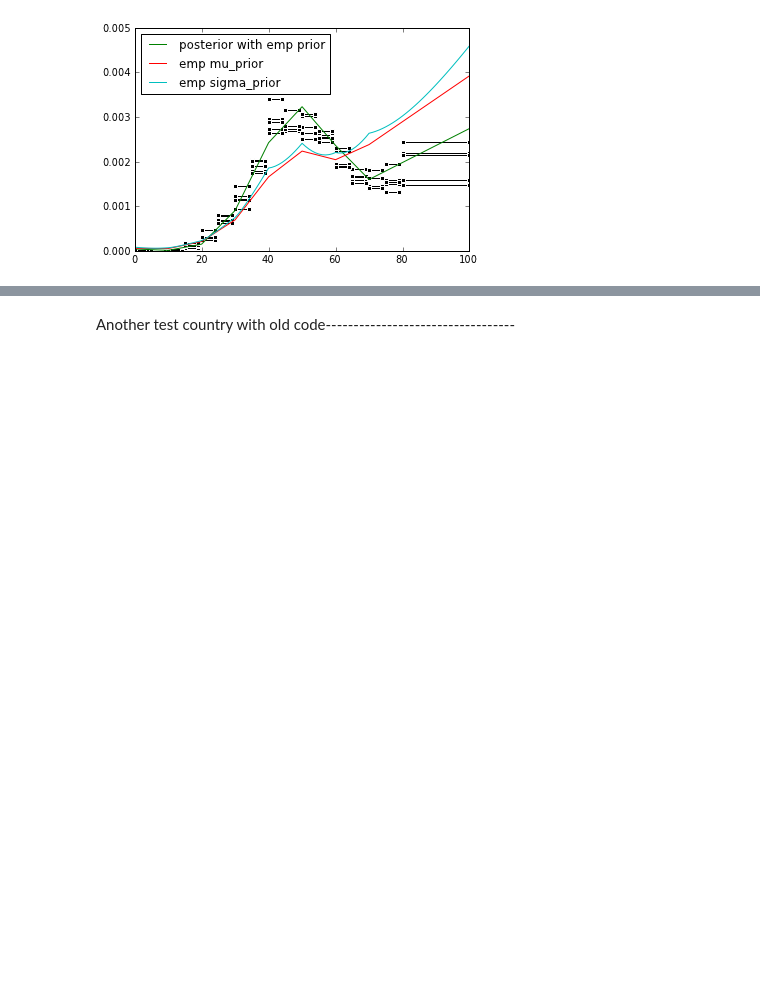
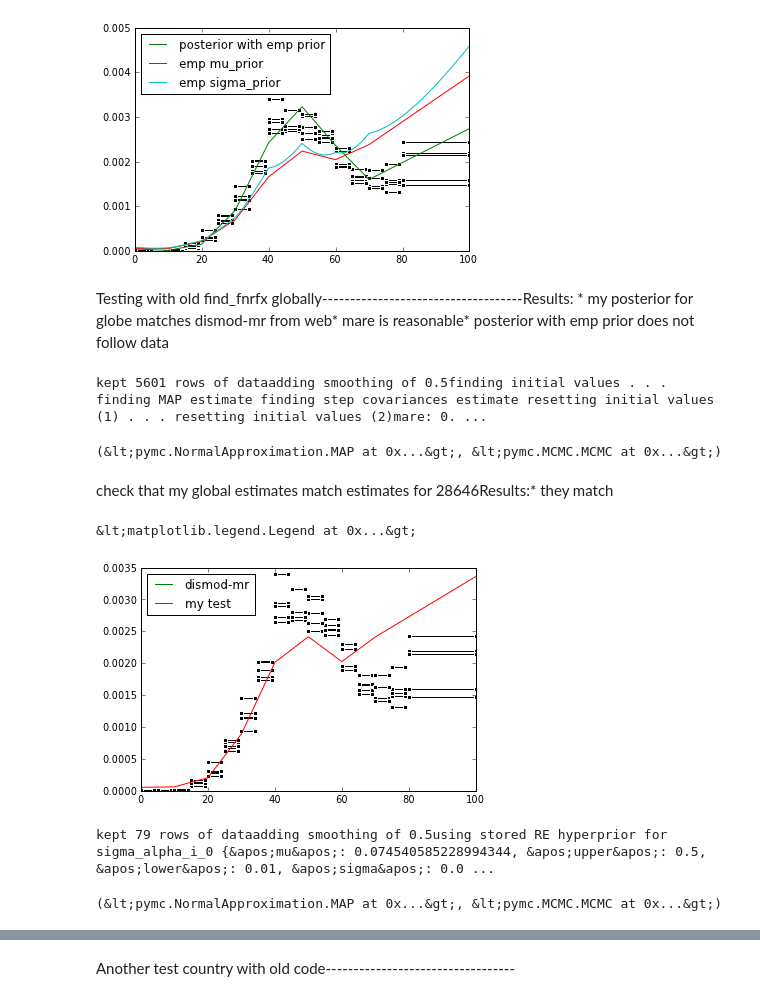
Before and after one commit to peterhm/gbd, a Jupyter notebook: book/DM-co.ipynb, the cells around one changed output, grey strips where cells are left out. Cells and saved outputs as stored; diff of their text form; code cells hidden in the pictures; blank space fills up the shorter version.

```diff
--- a/book/DM-co.ipynb
+++ b/book/DM-co.ipynb
@@ -92,14 +92,14 @@ Testing with old find_fnrfx---------------------------Results: * mare is back to
 # %%
 def find_fnrfx_old(t, model, vars):    for n, col in zip(vars['alpha'], vars['U'].columns):        stats = n.stats()        model.parameters[t]['random_effects'][col] = dict(dist='Constant', mu=stats['mean'], sigma=stats['standard deviation'])    # also save empirical prior on sigma_alpha, the dispersion of the random effects    for n in vars['sigma_alpha']:        stats = n.stats()        model.parameters[t]['random_effects'][n.__name__] = dict(dist='TruncatedNormal', mu=stats['mean'], sigma=stats['standard deviation'], lower=.01, upper=.5)            for n, col in zip(vars['beta'], vars['X'].columns):        stats = n.stats()        model.parameters[t]['fixed_effects'][col] = dict(dist='Constant', mu=stats['mean'], sigma=stats['standard deviation'])
 # %%
-we = load_new_model(disease, 'europe_western', sex, year)we.keep(areas=['europe_western'], sexes=['male'])we.vars += dismod3.ism.age_specific_rate(we, data_type)%time dismod3.fit.fit_asr(we, data_type, iter=iter, thin=thin, burn=burn)
+we = load_new_model(disease, 'europe_western', sex)we.keep(areas=['europe_western'], sexes=['male'])we.vars += dismod3.ism.age_specific_rate(we, data_type)%time dismod3.fit.fit_asr(we, data_type, iter=iter, thin=thin, burn=burn)
 # %% [output]
 kept 1182 rows of datakept 1182 rows of dataadding smoothing of 0.5finding initial values . . . finding MAP estimate finding step covariances estimate resetting initial values (1) . . . resetting init ...
 (&lt;pymc.NormalApproximation.MAP at 0x...&gt;, &lt;pymc.MCMC.MCMC at 0x...&gt;)
 # %%
 country = 'FIN'fin_pred = dismod3.covariates.predict_for(we, we.parameters['i'], 'all', 'total', 'all', country, sex, year,                                                False, we.vars['i'], 0., 1.).T  # NOTE: do not population-weight average for emp priorfin_mu_prior = fin_pred.mean(1)fin_sigma_prior = fin_pred.std(1)
 # %%
-fin_wp = load_new_model(disease, country, sex, year)find_fnrfx_old(data_type, fin_wp, we.vars[data_type])result = dismod3.data.ModelVars()fin_wp.vars += dismod3.ism.age_specific_rate(fin_wp, data_type, country, sex, year, None, fin_mu_prior, fin_sigma_prior)%time dismod3.fit.fit_asr(fin_wp, data_type, iter=iter, thin=thin, burn=burn)
+fin_wp = load_new_model(disease, country, sex)find_fnrfx_old(data_type, fin_wp, we.vars[data_type])result = dismod3.data.ModelVars()fin_wp.vars += dismod3.ism.age_specific_rate(fin_wp, data_type, country, sex, year, None, fin_mu_prior, fin_sigma_prior)%time dismod3.fit.fit_asr(fin_wp, data_type, iter=iter, thin=thin, burn=burn)
 # %% [output]
 kept 79 rows of dataadding smoothing of 0.5using stored RE hyperprior for sigma_alpha_i_0 {&apos;mu&apos;: 0.074098401468975186, &apos;upper&apos;: 0.5, &apos;lower&apos;: 0.01, &apos;sigma&apos;: 0.0 ...
 (&lt;pymc.NormalApproximation.MAP at 0x...&gt;, &lt;pymc.MCMC.MCMC at 0x...&gt;)
@@ -113,7 +113,7 @@ dismod3.graphics.plot_data_bars(fin_wp.get_data(data_type))pl.plot(fin_wp.pred.m
 # %% [markdown]
 Testing with old find_fnrfx and sigma_mu*10-------------------------------------------Results: * mare is lower (.09 v .32)* posterior with emp prior follows data
 # %%
-fin_wp10 = load_new_model(disease, country, sex, year)find_fnrfx_old(data_type, fin_wp10, we.vars[data_type])result = dismod3.data.ModelVars()fin_wp10.vars += dismod3.ism.age_specific_rate(fin_wp10, data_type, country, sex, year, None, fin_mu_prior, fin_sigma_prior*10)%time dismod3.fit.fit_asr(fin_wp10, data_type, iter=iter, thin=thin, burn=burn)fin_wp10.pred = dismod3.covariates.predict_for(fin_wp10, fin_wp10.parameters[data_type], country, sex, year, country, sex, year,                                               True, fin_wp10.vars[data_type], 0., 1.).T  # NOTE: don't pop-weight avg for emp prior
+fin_wp10 = load_new_model(disease, country, sex)find_fnrfx_old(data_type, fin_wp10, we.vars[data_type])result = dismod3.data.ModelVars()fin_wp10.vars += dismod3.ism.age_specific_rate(fin_wp10, data_type, country, sex, year, None, fin_mu_prior, fin_sigma_prior*10)%time dismod3.fit.fit_asr(fin_wp10, data_type, iter=iter, thin=thin, burn=burn)fin_wp10.pred = dismod3.covariates.predict_for(fin_wp10, fin_wp10.parameters[data_type], country, sex, year, country, sex, year,                                               True, fin_wp10.vars[data_type], 0., 1.).T  # NOTE: don't pop-weight avg for emp prior
 # %% [output]
 kept 79 rows of dataadding smoothing of 0.5using stored RE hyperprior for sigma_alpha_i_0 {&apos;mu&apos;: 0.074098401468975186, &apos;upper&apos;: 0.5, &apos;lower&apos;: 0.01, &apos;sigma&apos;: 0.0 ...
 # %%
@@ -121,3 +121,12 @@ dismod3.graphics.plot_data_bars(fin_wp.get_data(data_type))pl.plot(fin_wp10.pred
 # %% [output]
 &lt;matplotlib.legend.Legend at 0x...&gt;
 [figure]
+# %% [markdown]
+Testing with old find_fnrfx globally------------------------------------Results: * my posterior for globe matches dismod-mr from web* mare is reasonable* posterior with emp prior does not follow data
+# %%
+globe = load_new_model(disease, 'all', ['total', 'male', 'female'])globe.vars += dismod3.ism.age_specific_rate(globe, data_type)%time dismod3.fit.fit_asr(globe, data_type, iter=iter, thin=thin, burn=burn)
+# %% [output]
+kept 5601 rows of dataadding smoothing of 0.5finding initial values . . . finding MAP estimate finding step covariances estimate resetting initial values (1) . . . resetting initial values (2)mare: 0. ...
+(&lt;pymc.NormalApproximation.MAP at 0x...&gt;, &lt;pymc.MCMC.MCMC at 0x...&gt;)
+# %% [markdown]
+check that my global estimates match estimates for 28646Results:* they match
@@ -123,0 +135,10 @@ dismod3.graphics.plot_data_bars(fin_wp.get_data(data_type))pl.plot(fin_wp10.pred
+# %%
+dismod3.graphics.plot_data_bars(fin_wp.get_data(data_type))pl.plot(dm_fin_mu.mean(axis=1), label='dismod-mr')pl.plot(pl.array(fing_mu_prior), label='my test')pl.legend(loc='upper left')
+# %% [output]
+&lt;matplotlib.legend.Legend at 0x...&gt;
+[figure, added]
+# %%
+fing_wp = load_new_model(disease, country, sex)find_fnrfx_old(data_type, fing_wp, globe.vars[data_type])result = dismod3.data.ModelVars()fing_wp.vars += dismod3.ism.age_specific_rate(fing_wp, data_type, country, sex, year, None, fing_mu_prior, fing_sigma_prior)%time dismod3.fit.fit_asr(fing_wp, data_type, iter=iter, thin=thin, burn=burn)
+# %% [output]
+kept 79 rows of dataadding smoothing of 0.5using stored RE hyperprior for sigma_alpha_i_0 {&apos;mu&apos;: 0.074540585228994344, &apos;upper&apos;: 0.5, &apos;lower&apos;: 0.01, &apos;sigma&apos;: 0.0 ...
+(&lt;pymc.NormalApproximation.MAP at 0x...&gt;, &lt;pymc.MCMC.MCMC at 0x...&gt;)
```
Also changed, not shown: parts of 14 cells of this notebook.
